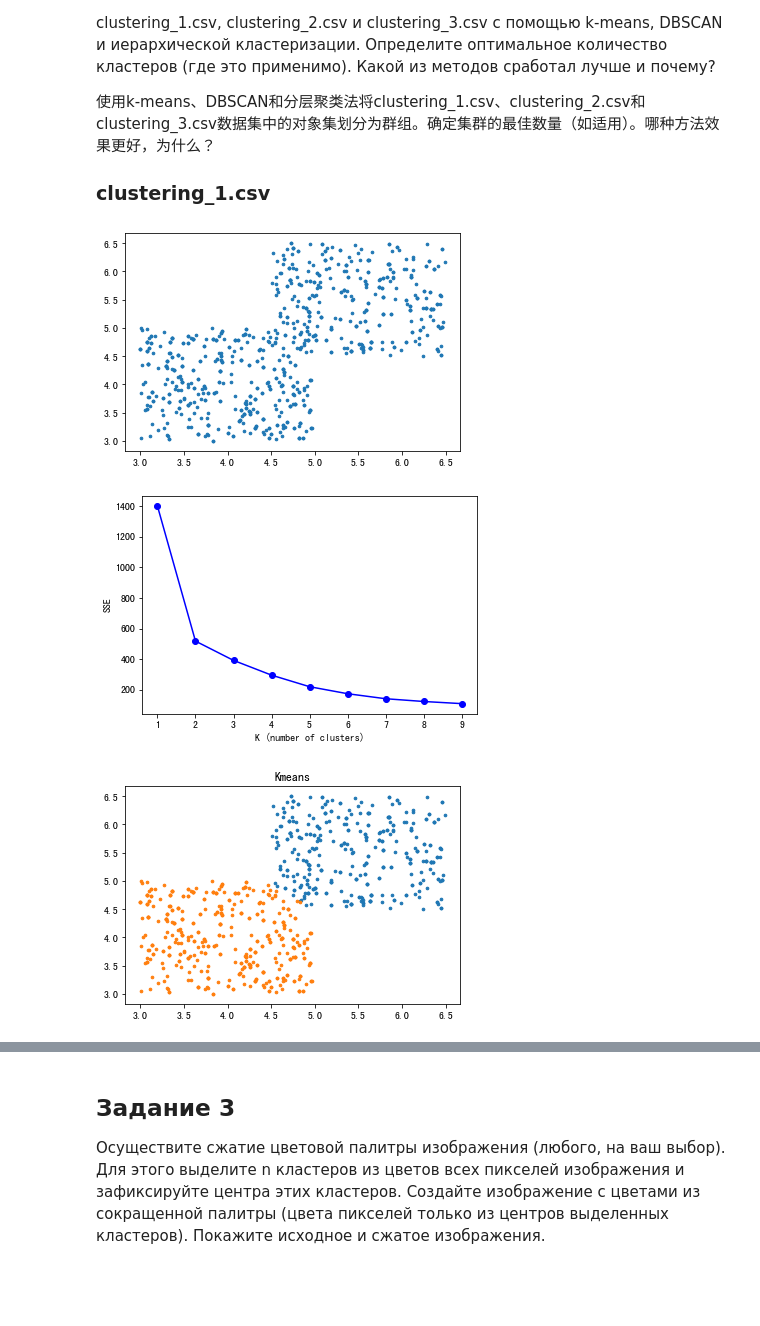
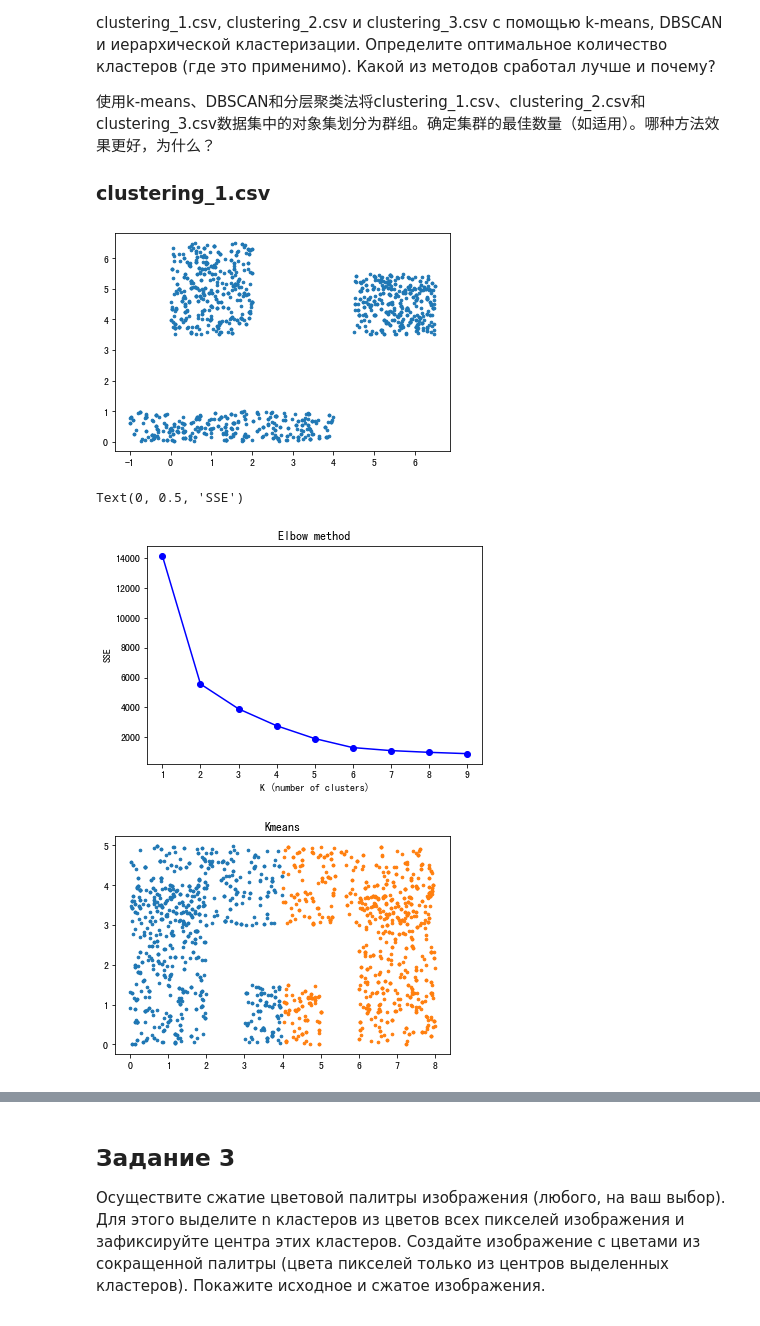
Before and after one commit to NekoSilverFox/Machine-learning, a Jupyter notebook: 125 - 聚类算法 - SPbSTU - lab3/lab3 - 聚类算法.ipynb, the cells around one changed output, grey strips where cells are left out. Saved outputs shown, nothing was run; the diff lists cells and outputs as text; code cells hidden in the pictures; blank space fills up the shorter version.

```diff
--- a/125 - 聚类算法 - SPbSTU - lab3/lab3 - 聚类算法.ipynb
+++ b/125 - 聚类算法 - SPbSTU - lab3/lab3 - 聚类算法.ipynb
@@ -68,12 +68,29 @@ import pandas as pd
 import numpy as np
 import matplotlib.pyplot as plt
 from sklearn.cluster import KMeans, DBSCAN, AgglomerativeClustering
+from sklearn.metrics import silhouette_score
 from sklearn.preprocessing import StandardScaler
 
 
-data = pd.read_csv(filepath_or_buffer='./clustering_1.csv', sep='\t', names=['X1', 'X2'])
+def plot_csv(estimator, data, title, save_path='./result/pic.png'):
+    predict = estimator.fit_predict(data)
+    arr_labels = np.unique(predict)
+    res_cluster = pd.concat([data, pd.Series(predict, name='target')], axis=1)
+    plt.figure()
+    for label in arr_labels:
+        plt.scatter(res_cluster[res_cluster['target'] == label]['X1'],
+                    res_cluster[res_cluster['target'] == label]['X2'],
+                    s=7)
+    plt.title(title)
+    plt.savefig(save_path)
+    plt.show()
+
+
+# data = pd.read_csv(filepath_or_buffer='./clustering_1.csv', sep='\t', names=['X1', 'X2'])
+data = pd.read_csv(filepath_or_buffer='./clustering_2.csv', sep='\t', names=['X1', 'X2'])
+# data = pd.read_csv(filepath_or_buffer='./clustering_3.csv', sep='\t', names=['X1', 'X2'])
 plt.figure()
 plt.scatter(data['X1'], data['X2'], s=7)
 plt.show()
 # %% [output]
-[figure, old version]
+[figure, new version]
@@ -93,23 +97,28 @@ def plot_csv1(estimator, data, title, save_path='./result/pic.png'):
 # %%
 # KMeans
 arr_cluster = range(1, 10)
 arr_sse = []
 for cluster in arr_cluster:
     estimator = KMeans(n_clusters=cluster, random_state=90102)
     estimator.fit(X=data)
     arr_sse.append(estimator.inertia_)
 
 # 使用肘方法确定最佳的 n_clusters 值
 plt.figure()
 plt.plot(arr_cluster, arr_sse, marker='o', ms=6, color='b')
+plt.title('Elbow method')
 plt.xlabel('K (number of clusters)')
 plt.ylabel('SSE')
-
-# 使用最佳的 n_clusters 值进行模型训练
-estimator = KMeans(n_clusters=2, random_state=90102)
-plot_csv1(estimator, data, 'Kmeans')
 # %% [output]
+Text(0, 0.5, 'SSE')
-[figure, old version]
+[figure, new version]
-[figure, removed]
+# %%
+# 使用最佳的 n_clusters 值进行模型训练
+# estimator = KMeans(n_clusters=2, random_state=90102)  # clustering_1.csv
+estimator = KMeans(n_clusters=2, random_state=90102)  # clustering_2.csv
+# estimator = KMeans(n_clusters=2, random_state=90102)  # clustering_3.csv
+plot_csv(estimator, data, 'Kmeans')
+# %% [output]
+[figure, added]
 # %%
 # DBSCAN
```
Also changed, not shown: parts of 8 cells of this notebook, 2 other files.
